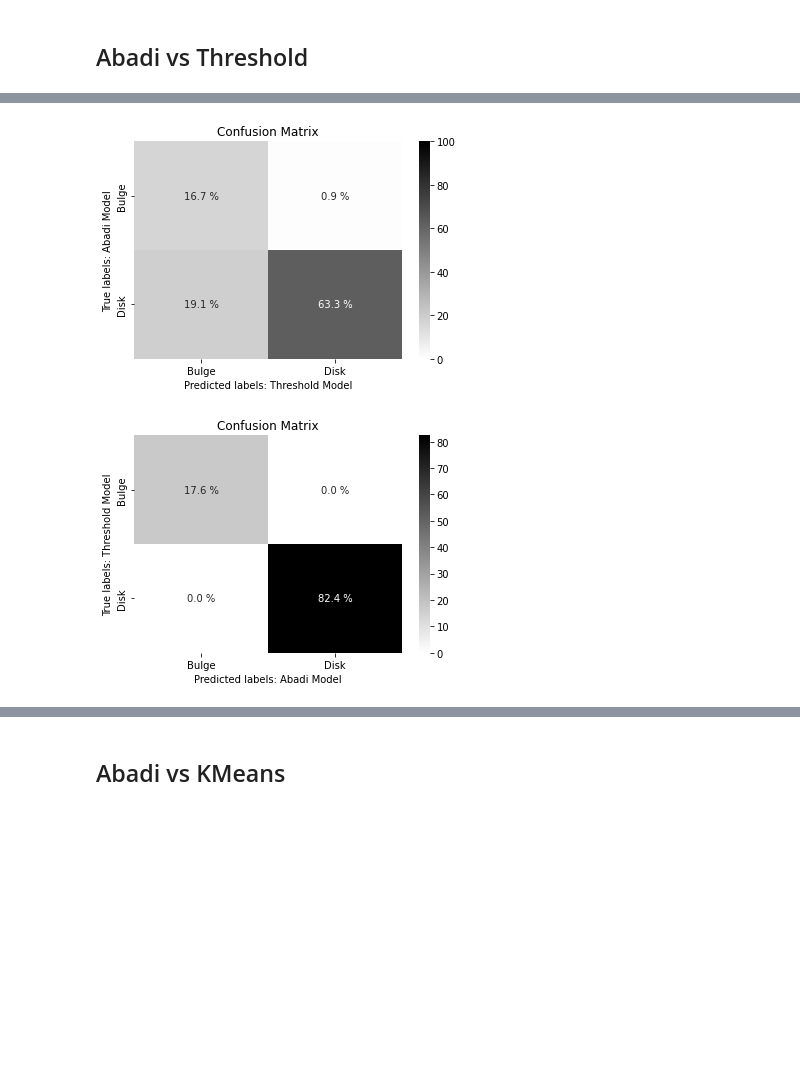
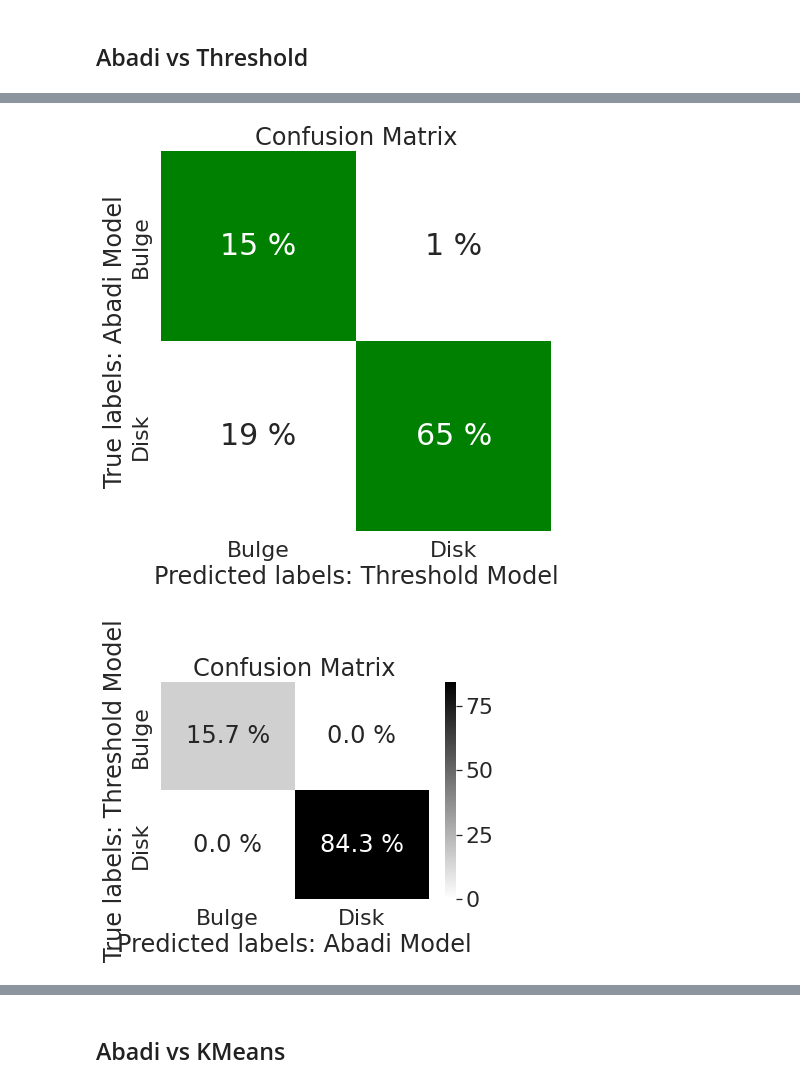
Before and after one commit to antotaverna/gchop_paper, a Jupyter notebook: matrix_models.ipynb, the cells around one changed output, grey strips where cells are left out. Drawn from its saved outputs; the diff is of its cells as text; code cells hidden in the pictures; blank space fills up the shorter version.

```diff
--- a/matrix_models.ipynb
+++ b/matrix_models.ipynb
@@ -33,5 +34,5 @@ gal.to_dataframe()
 # %%
-dfs = pd.read_pickle('df_stars.pkl')
+dfs = pd.read_pickle('df_stars_gal394242_rvir.pkl')
 # %%
 print(len(gal.stars.x))
 print(len(dfs.lab_th))
@@ -92,3 +93,12 @@ y_true=dfs2.lab_ab
 y_pred=dfs2.lab_th
 cm = confusion_matrix(y_true, y_pred)
 cm_per = cm*100/len(y_true)
+
+ax= plt.subplot()
+#sns.heatmap(cm,annot=True, cmap='binary', fmt='g', ax=ax)
+sns.heatmap(cm_per,annot=True, cmap='binary', fmt='.1f', ax=ax)
+for t in ax.texts: t.set_text(t.get_text() + " %")
+
+ax.set_xlabel('Predicted labels: Abadi Model');ax.set_ylabel('True labels: Threshold Model');
+ax.set_title('Confusion Matrix');
+ax.xaxis.set_ticklabels(['Bulge', 'Disk']); ax.yaxis.set_ticklabels(['Bulge', 'Disk']);
@@ -95,14 +107,17 @@ cm_per = cm*100/len(y_true)
 # %%
-ax= plt.subplot()
-#sns.heatmap(cm,annot=True, cmap='binary', fmt='g', ax=ax)
-sns.heatmap(cm_per,annot=True, cmap='binary', fmt='.1f', vmin=0, vmax=100, center=50, ax=ax)
+cm = cm_per
+sns.set(font_scale=2)
+plt.figure(figsize=(7, 7))
+ax = sns.heatmap(data=[[0, 1], [1, 0]], cmap=sns.color_palette(['green', 'white'], as_cmap=True),
+                 annot=[[f"{cm[0][0]:.0f}", f"{cm[0][1]:.0f}"], [f"{cm[1][0]:.0f}", f"{cm[1][1]:.0f}"]],
+                 fmt='', annot_kws={'fontsize': 30}, cbar=False)
 for t in ax.texts: t.set_text(t.get_text() + " %")
 
 ax.set_xlabel('Predicted labels: Threshold Model');ax.set_ylabel('True labels: Abadi Model');
 ax.set_title('Confusion Matrix');
 ax.xaxis.set_ticklabels(['Bulge', 'Disk']); ax.yaxis.set_ticklabels(['Bulge', 'Disk']);
 # %% [output]
-[figure, old version]
+[figure, new version]
 # %%
 y_tue=dfs2.lab_th
 y_pred=dfs2.lab_ab
@@ -118,7 +133,7 @@ ax.set_xlabel('Predicted labels: Abadi Model');ax.set_ylabel('True labels: Thres
 ax.set_title('Confusion Matrix');
 ax.xaxis.set_ticklabels(['Bulge', 'Disk']); ax.yaxis.set_ticklabels(['Bulge', 'Disk']);
 # %% [output]
-[figure, old version]
+[figure, new version]
 # %%
 gal.plot.circ_kde("eps",labels=dfs2.lab_gmm)
 # %% [output]
```
Also changed, not shown: parts of 16 cells of this notebook, 1 other file.
